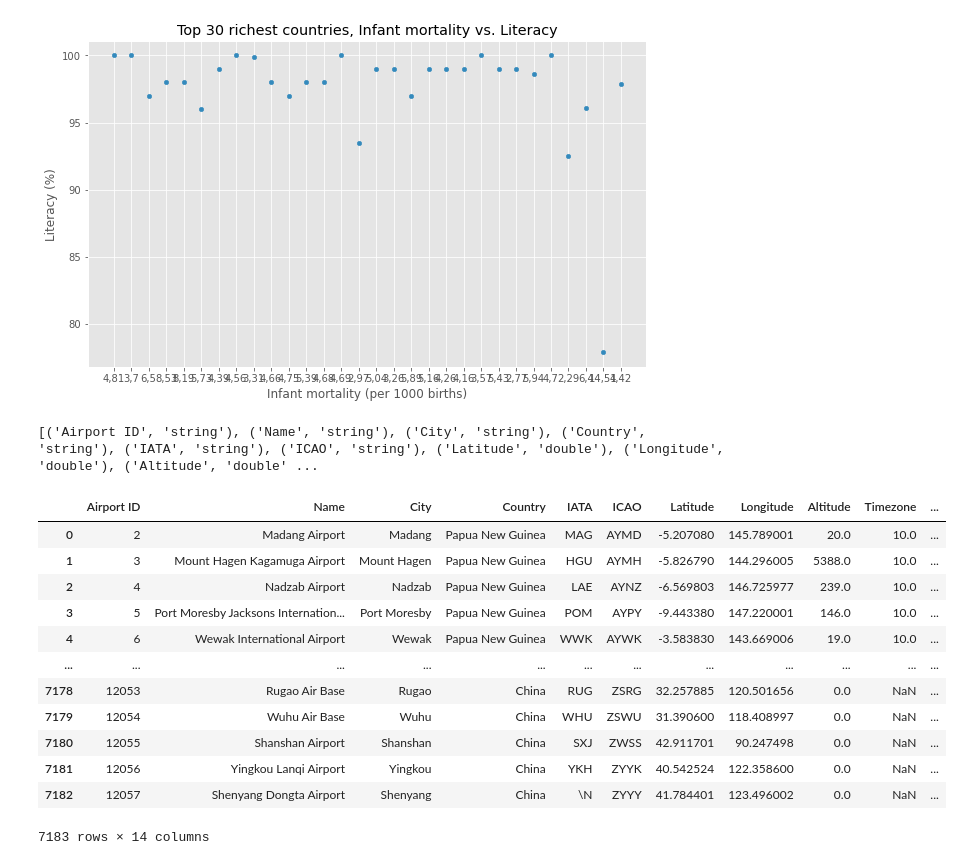
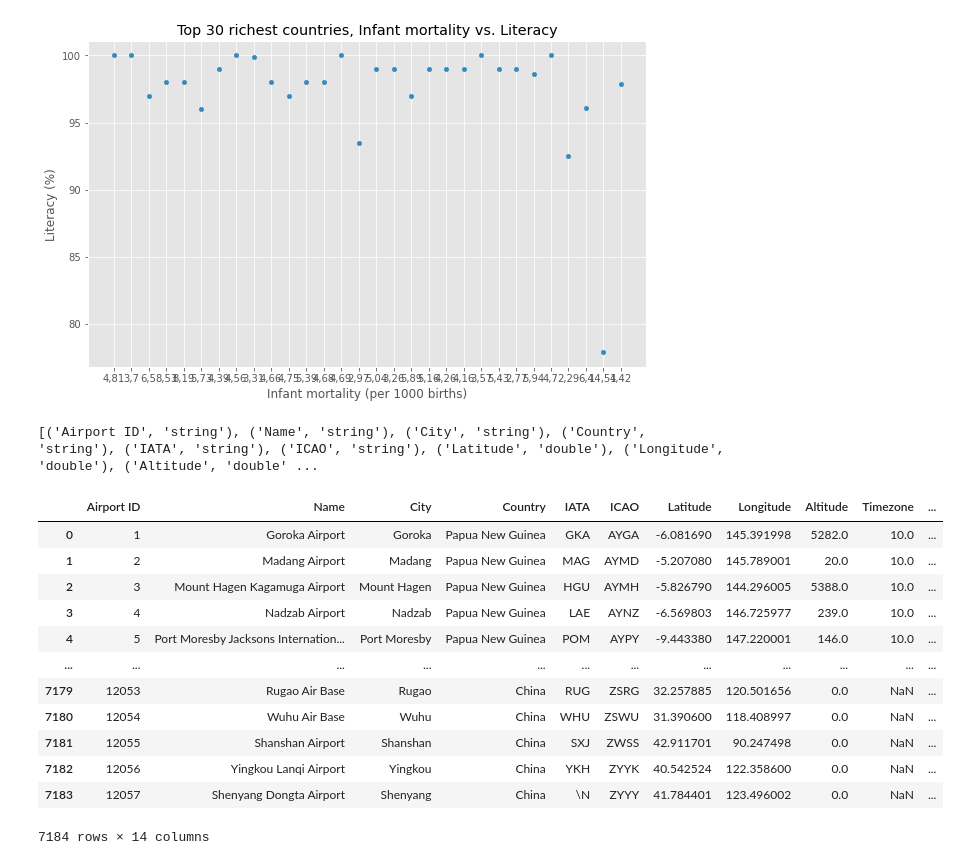
Before and after one commit to sgrzegorz/analiza-duzych-zbiorow-danych, a Jupyter notebook: 02/dataframe.ipynb, the cells around one changed output. Saved outputs shown, nothing was run; the diff lists cells and outputs as text; code cells hidden in the pictures.

```diff
--- a/02/dataframe.ipynb
+++ b/02/dataframe.ipynb
@@ -174,64 +174,65 @@ plt.show()
 file_path = 'airports.csv'
 header = ['Airport ID','Name','City','Country','IATA','ICAO','Latitude','Longitude','Altitude','Timezone','DST','Tz database time zone','Type','Source']
 
-schema = StructType() \
-      .add("Airport ID",StringType(),True) \
-      .add("Name",StringType(),True) \
-      .add("City",StringType(),True) \
-      .add("Country",StringType(),True) \
-      .add("IATA",StringType(),True) \
-      .add("ICAO",StringType(),True) \
-      .add("Latitude",DoubleType(),True) \
-      .add("Longitude",DoubleType(),True) \
-      .add("Altitude",DoubleType(),True) \
-      .add("Timezone",IntegerType(),True) \
-      .add("DST",StringType(),True) \
-      .add("Tz database time zone",StringType(),True) \
-      .add("Type",StringType(),True) \
-      .add("Source",StringType(),True) \
+schema = (StructType() \
+      .add("Airport ID",StringType(),True)
+      .add("Name",StringType(),True)
+      .add("City",StringType(),True)
+      .add("Country",StringType(),True)
+      .add("IATA",StringType(),True)
+      .add("ICAO",StringType(),True)
+      .add("Latitude",DoubleType(),True)
+      .add("Longitude",DoubleType(),True)
+      .add("Altitude",DoubleType(),True)
+      .add("Timezone",IntegerType(),True)
+      .add("DST",StringType(),True)
+      .add("Tz database time zone",StringType(),True)
+      .add("Type",StringType(),True)
+      .add("Source",StringType(),True)
+)
 
 
 #       .add("Airport ID",IntegerType(),True) \
 #       .add("Name",IntegerType(),True) \
 #       .add("City",StringType(),True) \
 #       .add("Country",StringType(),True) \
 #       .add("IATA",StringType(),True) \
 #       .add("ICAO",StringType(),True) \
 #       .add("Latitude",DoubleType(),True) \
 #       .add("Longitude",DoubleType(),True) \
 #       .add("Altitude",IntegerType(),True) \
 #       .add("Timezone",DoubleType(),True) \
 #       .add("DST",DoubleType(),True) \
 #       .add("Tz database time zone",StringType(),True) \
 #       .add("Type",StringType(),True) \
 #       .add("Source",StringType(),True) \
 
 
 # countries = spark.read.csv(file_path,header=False,inferSchema=True)
 
 
 # countries = spark.read.csv(file_path,header=False).schema(schema)
 
-countries =spark.read.format("csv") \
-      .option("header", True) \
+airports =spark.read.format("csv") \
+      .option("header", False) \
       .schema(schema) \
       .load("airports.csv")
 
 print(countries.dtypes)
 
-countries.toPandas()
+airports.toPandas()
 # %% [output]
 [('Airport ID', 'string'), ('Name', 'string'), ('City', 'string'), ('Country', 'string'), ('IATA', 'string'), ('ICAO', 'string'), ('Latitude', 'double'), ('Longitude', 'double'), ('Altitude', 'double' ...
 |  | Airport ID | Name | City | Country | IATA | ICAO | Latitude | Longitude | Altitude | Timezone | ... |
-| 0 | 2 | Madang Airport | Madang | Papua New Guinea | MAG | AYMD | -5.207080 | 145.789001 | 20.0 | 10.0 | ... |
-| 1 | 3 | Mount Hagen Kagamuga Airport | Mount Hagen | Papua New Guinea | HGU | AYMH | -5.826790 | 144.296005 | 5388.0 | 10.0 | ... |
-| 2 | 4 | Nadzab Airport | Nadzab | Papua New Guinea | LAE | AYNZ | -6.569803 | 146.725977 | 239.0 | 10.0 | ... |
-| 3 | 5 | Port Moresby Jacksons Internation... | Port Moresby | Papua New Guinea | POM | AYPY | -9.443380 | 147.220001 | 146.0 | 10.0 | ... |
-| 4 | 6 | Wewak International Airport | Wewak | Papua New Guinea | WWK | AYWK | -3.583830 | 143.669006 | 19.0 | 10.0 | ... |
+| 0 | 1 | Goroka Airport | Goroka | Papua New Guinea | GKA | AYGA | -6.081690 | 145.391998 | 5282.0 | 10.0 | ... |
+| 1 | 2 | Madang Airport | Madang | Papua New Guinea | MAG | AYMD | -5.207080 | 145.789001 | 20.0 | 10.0 | ... |
+| 2 | 3 | Mount Hagen Kagamuga Airport | Mount Hagen | Papua New Guinea | HGU | AYMH | -5.826790 | 144.296005 | 5388.0 | 10.0 | ... |
+| 3 | 4 | Nadzab Airport | Nadzab | Papua New Guinea | LAE | AYNZ | -6.569803 | 146.725977 | 239.0 | 10.0 | ... |
+| 4 | 5 | Port Moresby Jacksons Internation... | Port Moresby | Papua New Guinea | POM | AYPY | -9.443380 | 147.220001 | 146.0 | 10.0 | ... |
 | ... | ... | ... | ... | ... | ... | ... | ... | ... | ... | ... | ... |
-| 7178 | 12053 | Rugao Air Base | Rugao | China | RUG | ZSRG | 32.257885 | 120.501656 | 0.0 | NaN | ... |
-| 7179 | 12054 | Wuhu Air Base | Wuhu | China | WHU | ZSWU | 31.390600 | 118.408997 | 0.0 | NaN | ... |
-| 7180 | 12055 | Shanshan Airport | Shanshan | China | SXJ | ZWSS | 42.911701 | 90.247498 | 0.0 | NaN | ... |
-| 7181 | 12056 | Yingkou Lanqi Airport | Yingkou | China | YKH | ZYYK | 40.542524 | 122.358600 | 0.0 | NaN | ... |
-| 7182 | 12057 | Shenyang Dongta Airport | Shenyang | China | \N | ZYYY | 41.784401 | 123.496002 | 0.0 | NaN | ... |
+| 7179 | 12053 | Rugao Air Base | Rugao | China | RUG | ZSRG | 32.257885 | 120.501656 | 0.0 | NaN | ... |
+| 7180 | 12054 | Wuhu Air Base | Wuhu | China | WHU | ZSWU | 31.390600 | 118.408997 | 0.0 | NaN | ... |
+| 7181 | 12055 | Shanshan Airport | Shanshan | China | SXJ | ZWSS | 42.911701 | 90.247498 | 0.0 | NaN | ... |
+| 7182 | 12056 | Yingkou Lanqi Airport | Yingkou | China | YKH | ZYYK | 40.542524 | 122.358600 | 0.0 | NaN | ... |
+| 7183 | 12057 | Shenyang Dongta Airport | Shenyang | China | \N | ZYYY | 41.784401 | 123.496002 | 0.0 | NaN | ... |
-7183 rows × 14 columns
+7184 rows × 14 columns
```
Also changed, not shown: parts of 1 cell of this notebook.
